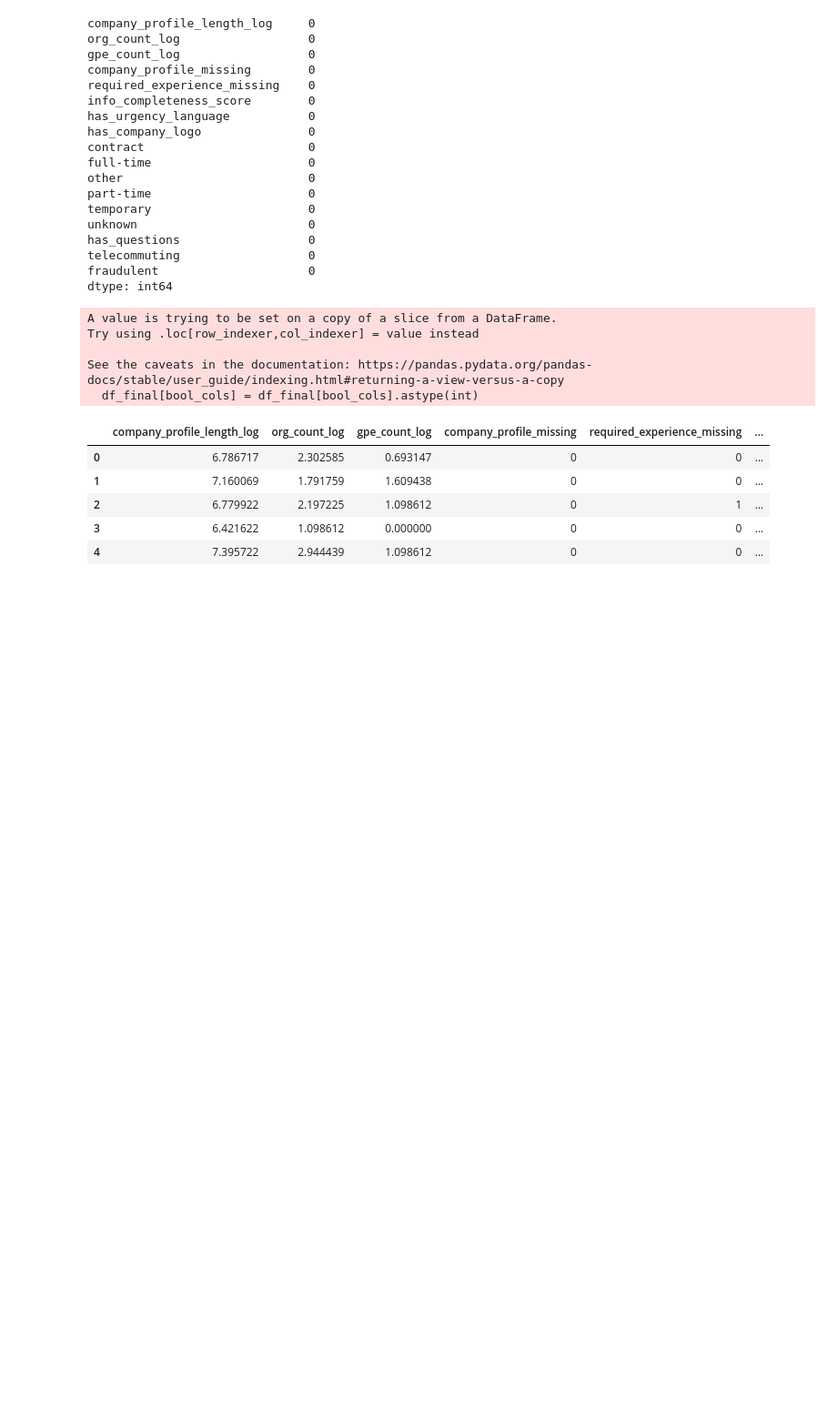
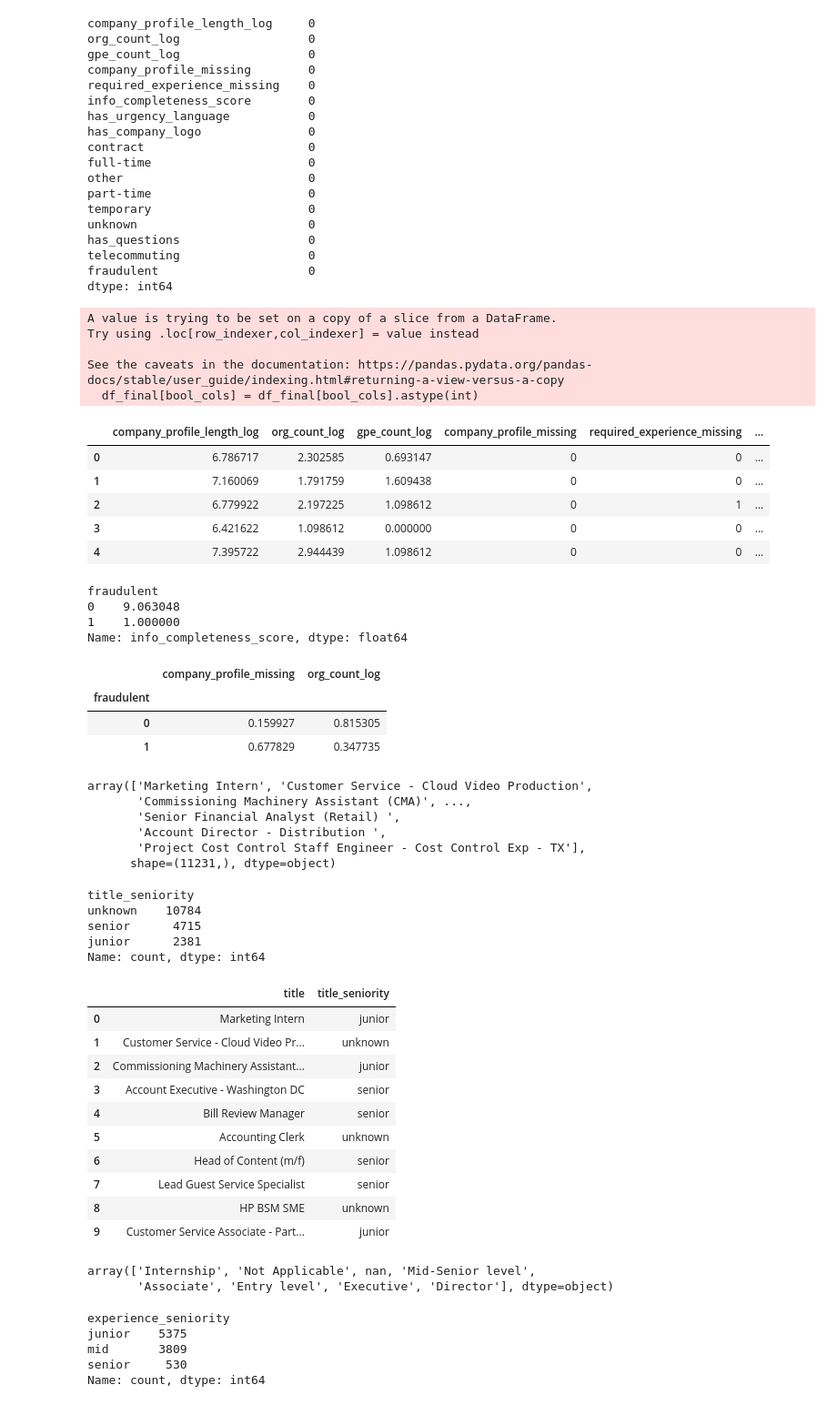
Before and after one commit to AkshayMahajan1187/Fake-job-detection, a Jupyter notebook: notebooks/02_feature_engineering.ipynb, the cells around one changed output. Shown at 91% size. Drawn from its saved outputs; the diff is of its cells as text; code cells hidden in the pictures; blank space fills up the shorter version.

```diff
--- a/notebooks/02_feature_engineering.ipynb
+++ b/notebooks/02_feature_engineering.ipynb
@@ -174,3 +182,74 @@ df_final.to_csv(
     "../data/processed/job_fraud_features.csv",
     index=False
 )
+# %%
+df_final.groupby('fraudulent')['info_completeness_score'].median()
+# %% [output]
+fraudulent
+0    9.063048
+1    1.000000
+Name: info_completeness_score, dtype: float64
+# %%
+df_final.groupby('fraudulent')[['company_profile_missing', 'org_count_log']].mean()
+# %% [output]
+|  | company_profile_missing | org_count_log |
+| fraudulent |  |  |
+| 0 | 0.159927 | 0.815305 |
+| 1 | 0.677829 | 0.347735 |
+# %%
+df['title'].unique()
+# %% [output]
+array(['Marketing Intern', 'Customer Service - Cloud Video Production',
+       'Commissioning Machinery Assistant (CMA)', ...,
+       'Senior Financial Analyst (Retail) ',
+       'Account Director - Distribution ',
+       'Project Cost Control Staff Engineer - Cost Control Exp - TX'],
+      shape=(11231,), dtype=object)
+# %%
+junior_keywords=['junior','jr','entry level','entry-level','intern','internship','trainee','associate','assistant']
+senior_keywords=['senior','sr','lead','manager','director','principal','head','chief','officer','executive']
+
+df['title_seniority']='unknown'
+
+for i in range(len(df)):
+    title=df.loc[i,'title']
+    if pd.isna(title):
+        continue
+    title=title.lower()
+
+    for word in junior_keywords:
+        if word in title:
+            df.loc[i,'title_seniority']='junior'
+            break
+    if df.loc[i,'title_seniority']=='unknown':
+        for word in senior_keywords:
+            if word in title:
+                df.loc[i,'title_seniority']='senior'
+                break
+# %%
+df['title_seniority'].value_counts()
+# %% [output]
+title_seniority
+unknown    10784
+senior      4715
+junior      2381
+Name: count, dtype: int64
+# %%
+df[['title', 'title_seniority']].head(10)
+# %% [output]
+|  | title | title_seniority |
+| 0 | Marketing Intern | junior |
+| 1 | Customer Service - Cloud Video Pr... | unknown |
+| 2 | Commissioning Machinery Assistant... | junior |
+| 3 | Account Executive - Washington DC | senior |
+| 4 | Bill Review Manager | senior |
+| 5 | Accounting Clerk | unknown |
+| 6 | Head of Content (m/f) | senior |
+| 7 | Lead Guest Service Specialist | senior |
+| 8 | HP BSM SME | unknown |
+| 9 | Customer Service Associate - Part... | junior |
+# %%
+df['required_experience'].unique()
+# %% [output]
+array(['Internship', 'Not Applicable', nan, 'Mid-Senior level',
+       'Associate', 'Entry level', 'Executive', 'Director'], dtype=object)
@@ -176,0 +259,8 @@ df_final.to_csv(
+# %%
+df['experience_seniority'].value_counts()
+# %% [output]
+experience_seniority
+junior    5375
+mid       3809
+senior     530
+Name: count, dtype: int64
```
Also changed, not shown: parts of 7 cells of this notebook, 1 other file.
